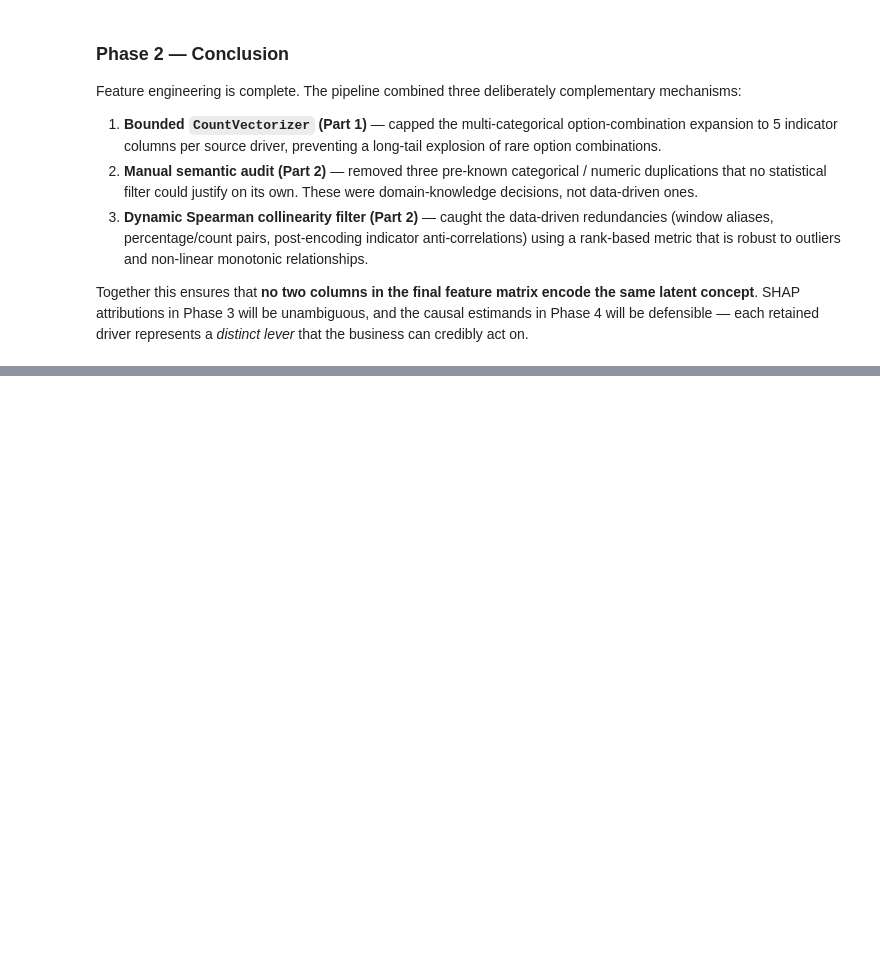
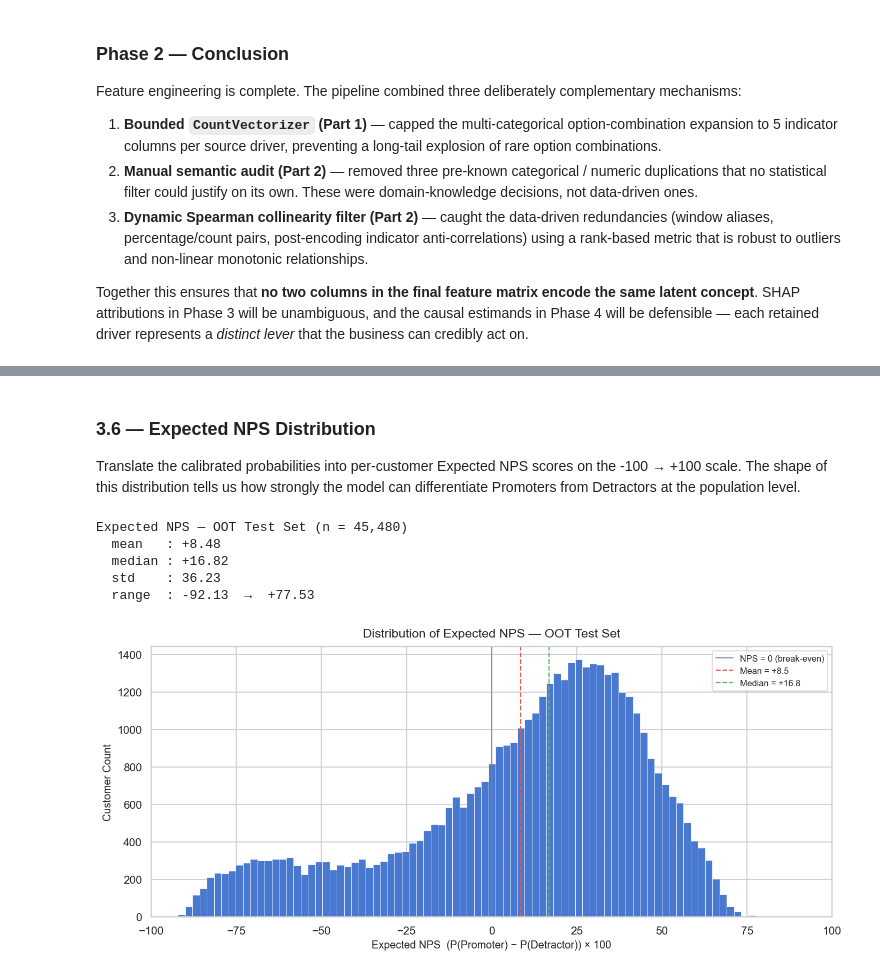
Before and after one commit to med-khalil-jabri/nps-drivers-analytics, a Jupyter notebook: notebooks/01_nps_hybrid_analysis.ipynb, the cells around one changed output, grey strips where cells are left out. Drawn from its saved outputs; the diff is of its cells as text; code cells hidden in the pictures; blank space fills up the shorter version.

```diff
--- a/notebooks/01_nps_hybrid_analysis.ipynb
+++ b/notebooks/01_nps_hybrid_analysis.ipynb
@@ -956,0 +1095,40 @@ Together this ensures that **no two columns in the final feature matrix encode t
+# %% [markdown]
+### 3.6 — Expected NPS Distribution
+
+Translate the calibrated probabilities into per-customer Expected NPS scores on the -100 → +100 scale. The shape of this distribution tells us how strongly the model can differentiate Promoters from Detractors at the population level.
+# %%
+expected_nps = calculate_expected_nps(model, X_test)
+
+print(
+    f"Expected NPS — OOT Test Set (n = {len(expected_nps):,})\n"
+    f"  mean   : {expected_nps.mean():+.2f}\n"
+    f"  median : {expected_nps.median():+.2f}\n"
+    f"  std    : {expected_nps.std():.2f}\n"
+    f"  range  : {expected_nps.min():+.2f}  →  {expected_nps.max():+.2f}"
+)
+
+fig, ax = plt.subplots(figsize=(11, 5))
+ax.hist(
+    expected_nps,
+    bins=80,
+    color="#4878CF",
+    edgecolor="white",
+    linewidth=0.4,
+)
+ax.axvline(0,                       color="gray",   linestyle="-",  linewidth=1.0, label="NPS = 0 (break-even)")
+ax.axvline(expected_nps.mean(),     color="#E05C5C", linestyle="--", linewidth=1.3, label=f"Mean = {expected_nps.mean():+.1f}")
+ax.axvline(expected_nps.median(),   color="#5CB85C", linestyle="--", linewidth=1.3, label=f"Median = {expected_nps.median():+.1f}")
+ax.set_xlim(-100, 100)
+ax.set_xlabel("Expected NPS  (P(Promoter) − P(Detractor)) × 100")
+ax.set_ylabel("Customer Count")
+ax.set_title("Distribution of Expected NPS — OOT Test Set", pad=10)
+ax.legend(fontsize=9)
+plt.tight_layout()
+plt.show()
+# %% [output]
+Expected NPS — OOT Test Set (n = 45,480)
+  mean   : +8.48
+  median : +16.82
+  std    : 36.23
+  range  : -92.13  →  +77.53
+[figure, added]
```
Also changed, not shown: parts of 12 cells of this notebook, 3 other files.
